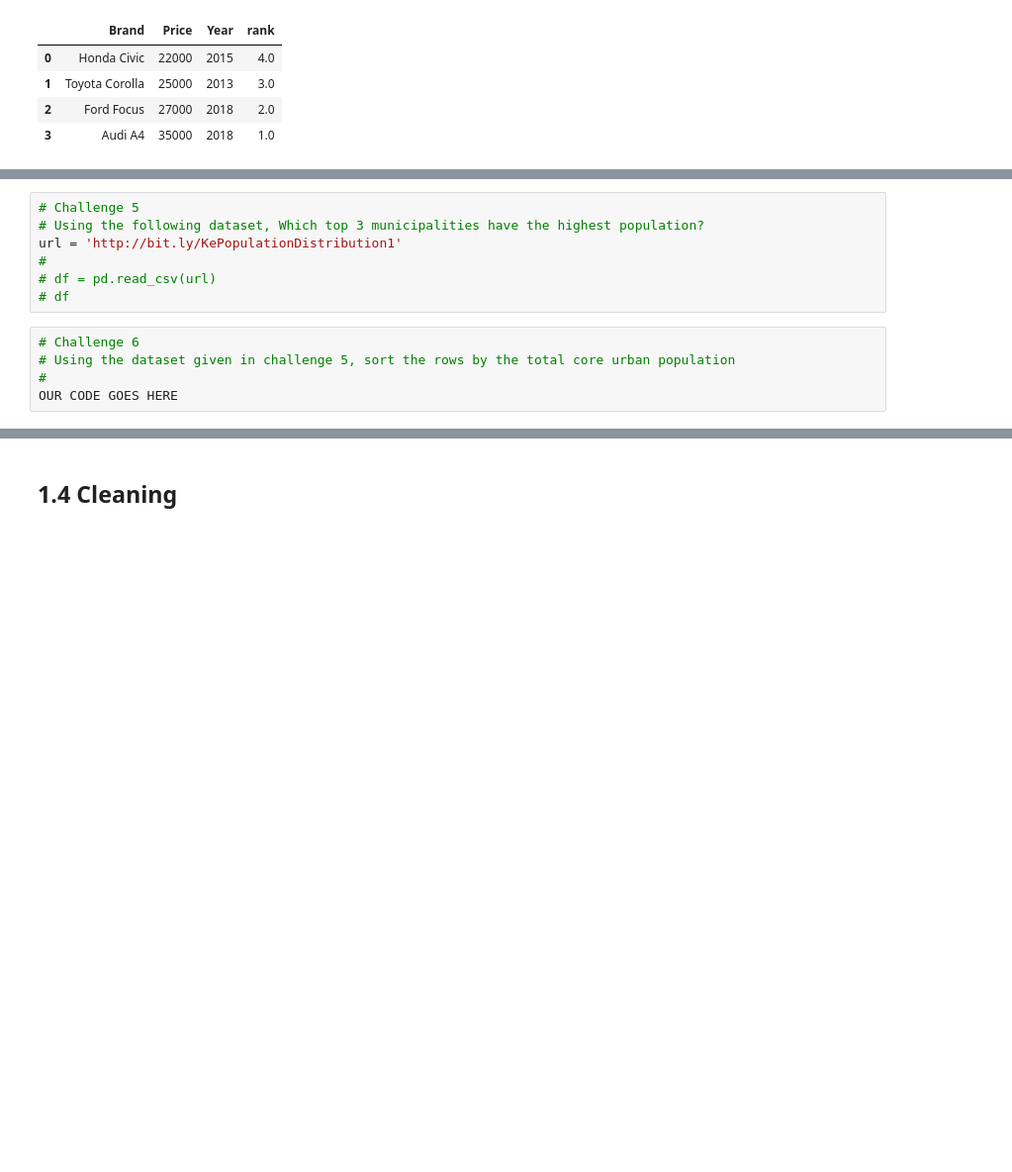
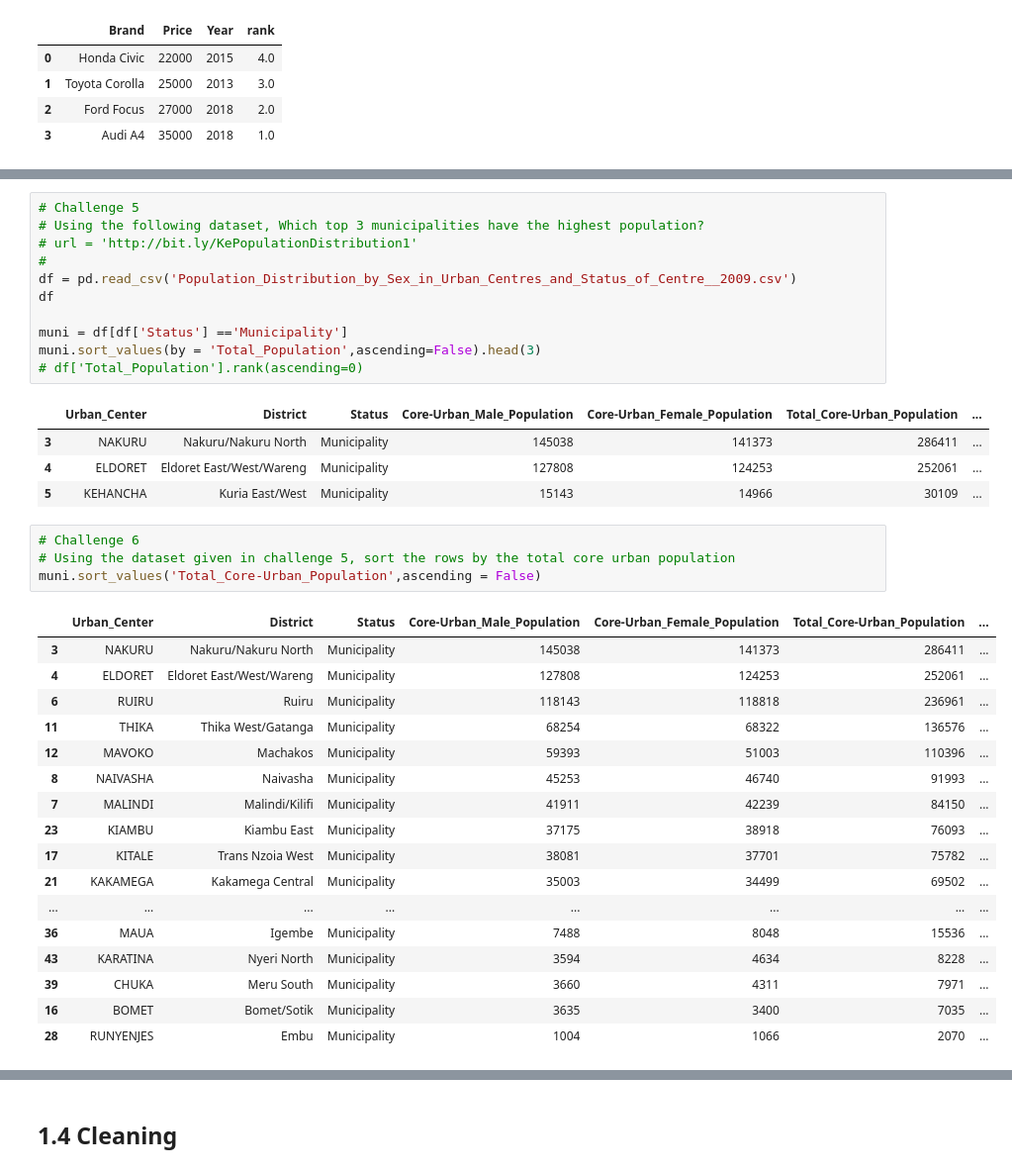
Before and after one commit to pavansai909/python, a Jupyter notebook: Pandas_Basics_II.ipynb, the cells around one changed output, grey strips where cells are left out. Shown at 99% size. Saved outputs shown, nothing was run; the diff lists cells and outputs as text; blank space fills up the shorter version.

```diff
--- a/Pandas_Basics_II.ipynb
+++ b/Pandas_Basics_II.ipynb
@@ -675,15 +682,41 @@ df
 # %%
 # Challenge 5
 # Using the following dataset, Which top 3 municipalities have the highest population?
-url = 'http://bit.ly/KePopulationDistribution1'
+# url = 'http://bit.ly/KePopulationDistribution1'
 #
-# df = pd.read_csv(url)
-# df
+df = pd.read_csv('Population_Distribution_by_Sex_in_Urban_Centres_and_Status_of_Centre__2009.csv')
+df
+
+muni = df[df['Status'] =='Municipality']
+muni.sort_values(by = 'Total_Population',ascending=False).head(3)
+# df['Total_Population'].rank(ascending=0)
+# %% [output]
+|  | Urban_Center | District | Status | Core-Urban_Male_Population | Core-Urban_Female_Population | Total_Core-Urban_Population | ... |
+| 3 | NAKURU | Nakuru/Nakuru North | Municipality | 145038 | 141373 | 286411 | ... |
+| 4 | ELDORET | Eldoret East/West/Wareng | Municipality | 127808 | 124253 | 252061 | ... |
+| 5 | KEHANCHA | Kuria East/West | Municipality | 15143 | 14966 | 30109 | ... |
 # %%
 # Challenge 6
 # Using the dataset given in challenge 5, sort the rows by the total core urban population
-#
-OUR CODE GOES HERE
+muni.sort_values('Total_Core-Urban_Population',ascending = False)
+# %% [output]
+|  | Urban_Center | District | Status | Core-Urban_Male_Population | Core-Urban_Female_Population | Total_Core-Urban_Population | ... |
+| 3 | NAKURU | Nakuru/Nakuru North | Municipality | 145038 | 141373 | 286411 | ... |
+| 4 | ELDORET | Eldoret East/West/Wareng | Municipality | 127808 | 124253 | 252061 | ... |
+| 6 | RUIRU | Ruiru | Municipality | 118143 | 118818 | 236961 | ... |
+| 11 | THIKA | Thika West/Gatanga | Municipality | 68254 | 68322 | 136576 | ... |
+| 12 | MAVOKO | Machakos | Municipality | 59393 | 51003 | 110396 | ... |
+| 8 | NAIVASHA | Naivasha | Municipality | 45253 | 46740 | 91993 | ... |
+| 7 | MALINDI | Malindi/Kilifi | Municipality | 41911 | 42239 | 84150 | ... |
+| 23 | KIAMBU | Kiambu East | Municipality | 37175 | 38918 | 76093 | ... |
+| 17 | KITALE | Trans Nzoia West | Municipality | 38081 | 37701 | 75782 | ... |
+| 21 | KAKAMEGA | Kakamega Central | Municipality | 35003 | 34499 | 69502 | ... |
+| ... | ... | ... | ... | ... | ... | ... | ... |
+| 36 | MAUA | Igembe | Municipality | 7488 | 8048 | 15536 | ... |
+| 43 | KARATINA | Nyeri North | Municipality | 3594 | 4634 | 8228 | ... |
+| 39 | CHUKA | Meru South | Municipality | 3660 | 4311 | 7971 | ... |
+| 16 | BOMET | Bomet/Sotik | Municipality | 3635 | 3400 | 7035 | ... |
+| 28 | RUNYENJES | Embu | Municipality | 1004 | 1066 | 2070 | ... |
 # %%
 # Challenge 7
 # Using the following dataset, Which quarter experienced the highest no. of visitors after 2007
```
Also changed, not shown: parts of 24 cells of this notebook, 9 other files.
